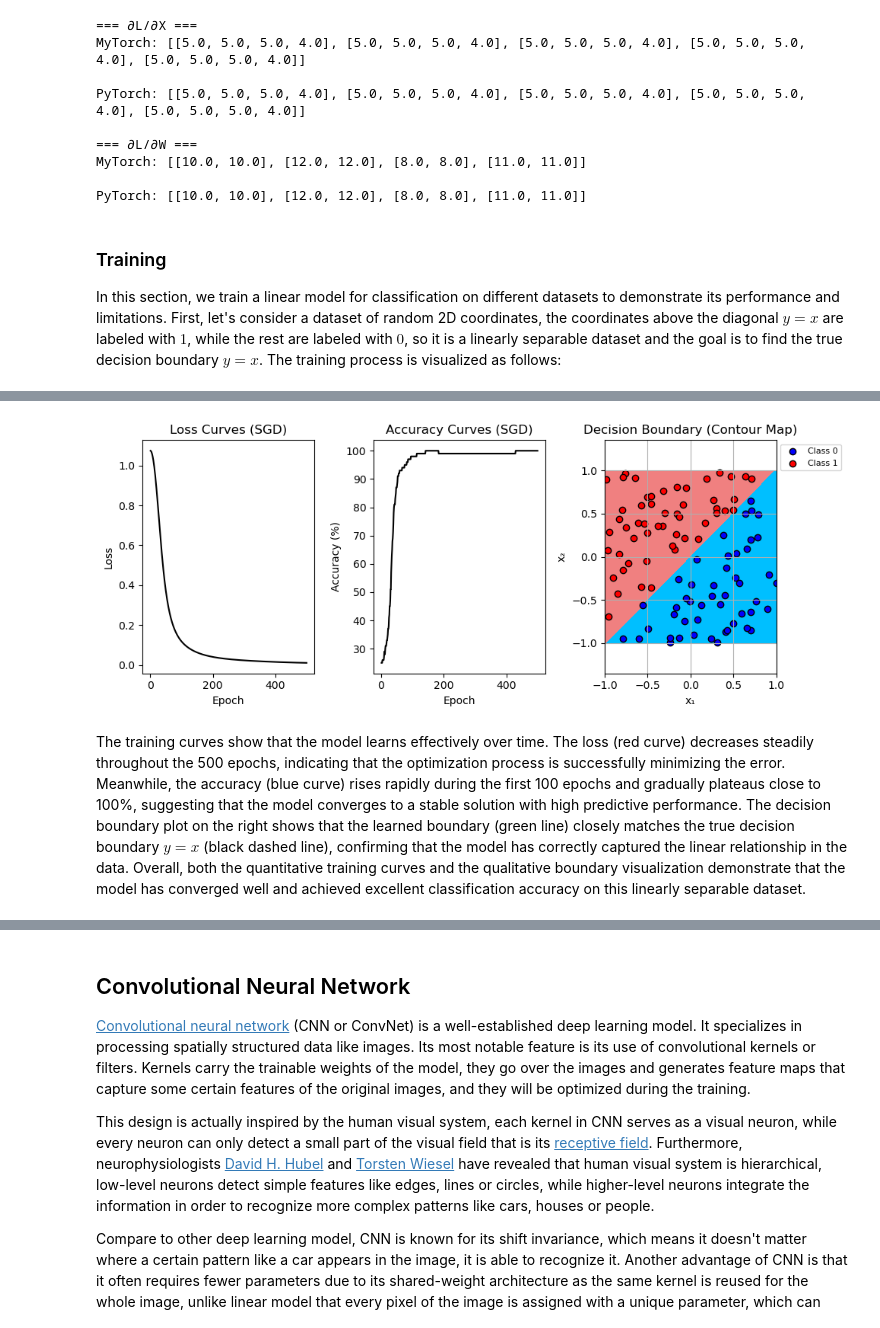
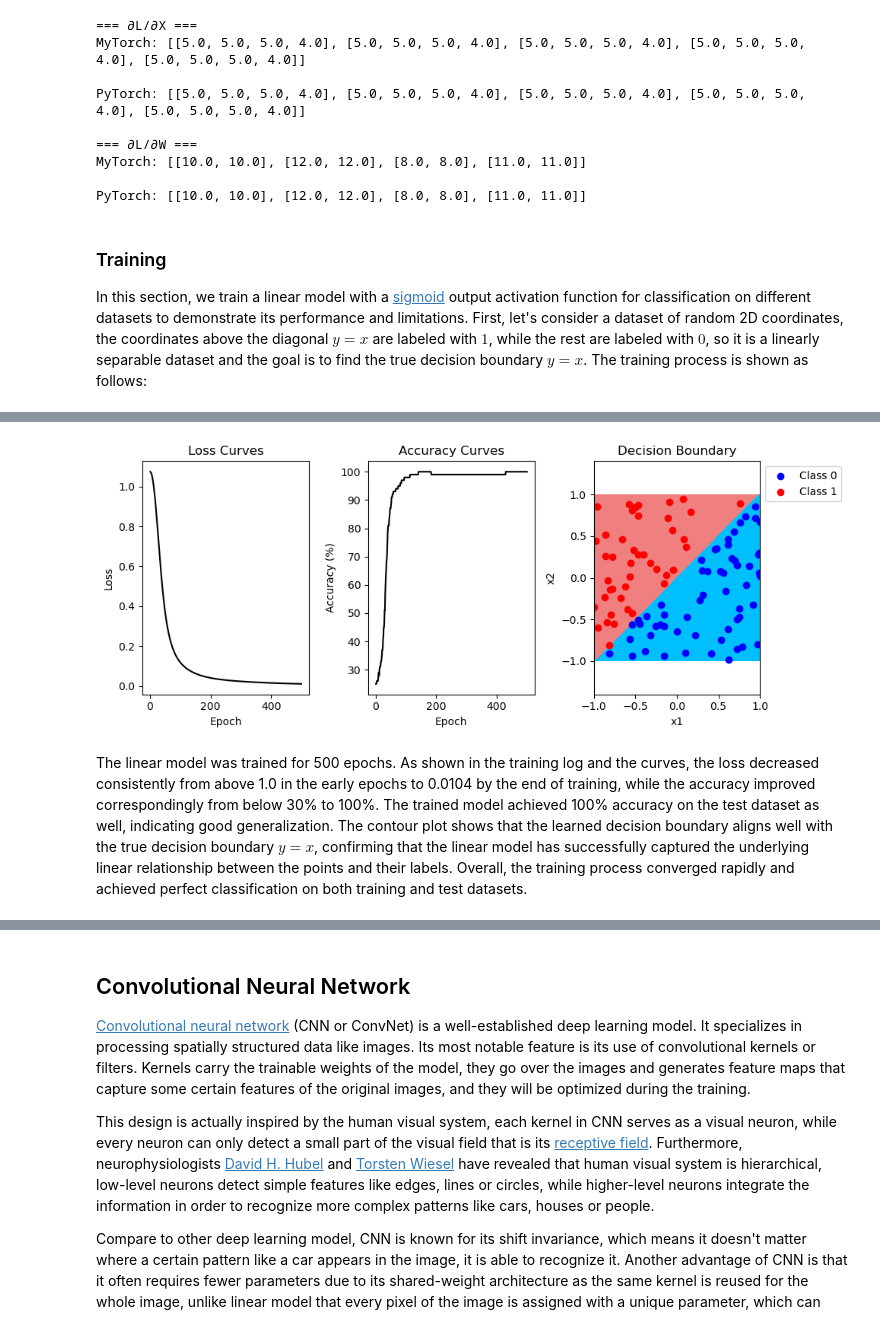
Before and after one commit to Yangshan-Xiang/mytorch, a Jupyter notebook: mytorch/tensor/report.ipynb, the cells around one changed output, grey strips where cells are left out. Drawn from its saved outputs; the diff is of its cells as text; code cells hidden in the pictures.

Commit message:
Updated the plots.

```diff
--- a/mytorch/tensor/report.ipynb
+++ b/mytorch/tensor/report.ipynb
@@ -120,12 +119,7 @@ MyTorch: [[10.0, 10.0], [12.0, 12.0], [8.0, 8.0], [11.0, 11.0]]
 PyTorch: [[10.0, 10.0], [12.0, 12.0], [8.0, 8.0], [11.0, 11.0]]
 # %% [markdown]
 ### Training
-In this section, we train a linear model for classification on different datasets to demonstrate its performance and limitations. First, let's consider a dataset of random 2D coordinates, the coordinates above the diagonal $y = x$ are labeled with $1$, while the rest are labeled with $0$, so it is a linearly separable dataset and the goal is to find the true decision boundary $y = x$. The training process is visualized as follows:
+In this section, we train a linear model with a [sigmoid](https://en.wikipedia.org/wiki/Sigmoid_function) output activation function for classification on different datasets to demonstrate its performance and limitations. First, let's consider a dataset of random 2D coordinates, the coordinates above the diagonal $y = x$ are labeled with $1$, while the rest are labeled with $0$, so it is a linearly separable dataset and the goal is to find the true decision boundary $y = x$. The training process is shown as follows:
 # %%
-model = Linear(2, 1)
-dataset = 'diagonal'
-optim = 'SGD'
-epochs = 500
-lr = 0.01
-accs, losses = train(model, dataset, optim, epochs, lr)
+train(model = Linear(2, 1), dataset = diagonal(pts = 100), optim = 'SGD', epochs = 500, lr = 0.01)
 # %% [output]
@@ -142,7 +132,4 @@ epoch: 500/500, acc: 100.00%, loss: 0.0104
 test acc = 100.00%
+[figure, added]
-# %%
-plots(accs, losses, dataset, model, optim, epochs)
-# %% [output]
-[figure, removed]
 # %% [markdown]
-The training curves show that the model learns effectively over time. The loss (red curve) decreases steadily throughout the 500 epochs, indicating that the optimization process is successfully minimizing the error. Meanwhile, the accuracy (blue curve) rises rapidly during the first 100 epochs and gradually plateaus close to 100%, suggesting that the model converges to a stable solution with high predictive performance. The decision boundary plot on the right shows that the learned boundary (green line) closely matches the true decision boundary $y = x$ (black dashed line), confirming that the model has correctly captured the linear relationship in the data. Overall, both the quantitative training curves and the qualitative boundary visualization demonstrate that the model has converged well and achieved excellent classification accuracy on this linearly separable dataset.
+The linear model was trained for 500 epochs. As shown in the training log and the curves, the loss decreased consistently from above 1.0 in the early epochs to 0.0104 by the end of training, while the accuracy improved correspondingly from below 30% to 100%. The trained model achieved 100% accuracy on the test dataset as well, indicating good generalization. The contour plot shows that the learned decision boundary aligns well with the true decision boundary $y = x$, confirming that the linear model has successfully captured the underlying linear relationship between the points and their labels. Overall, the training process converged rapidly and achieved perfect classification on both training and test datasets.
```
Also changed, not shown: parts of 10 cells of this notebook, 1 other file.
